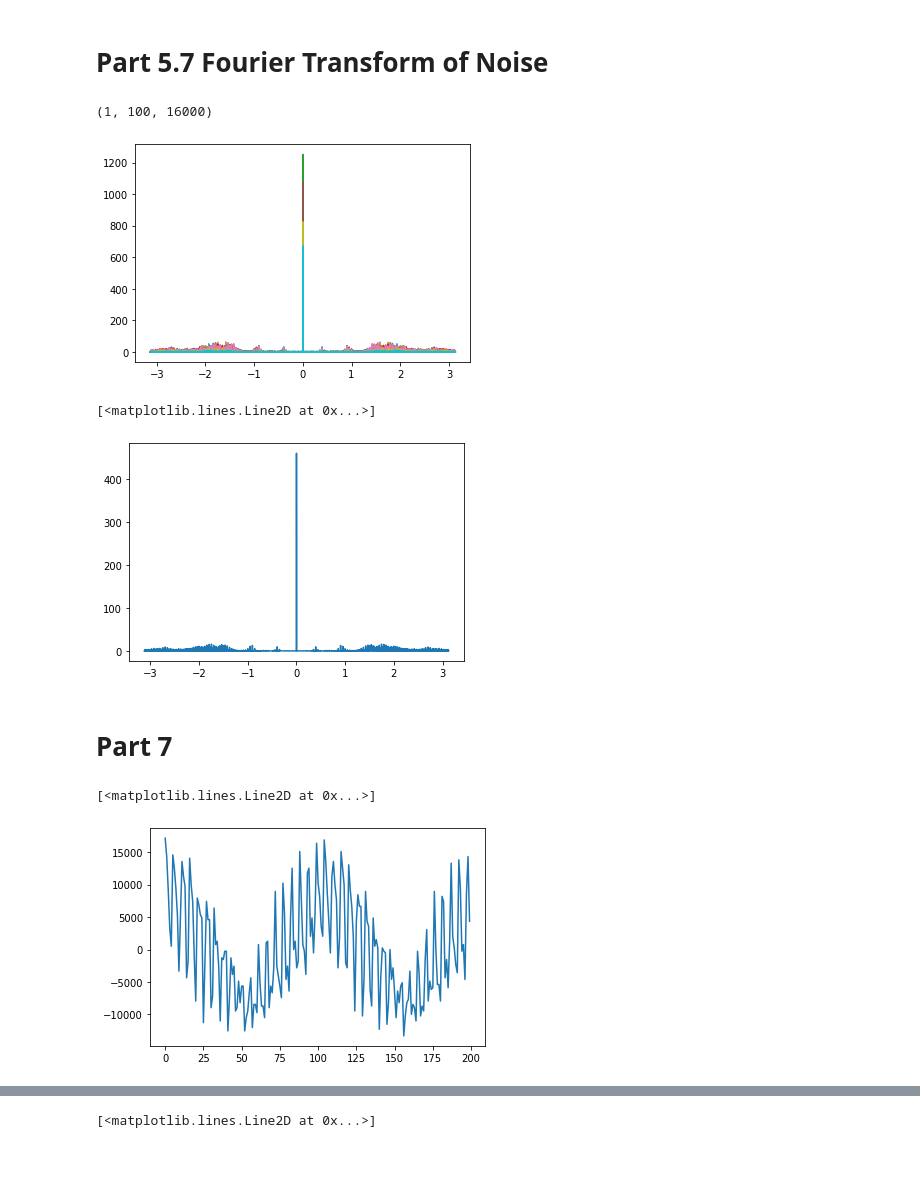
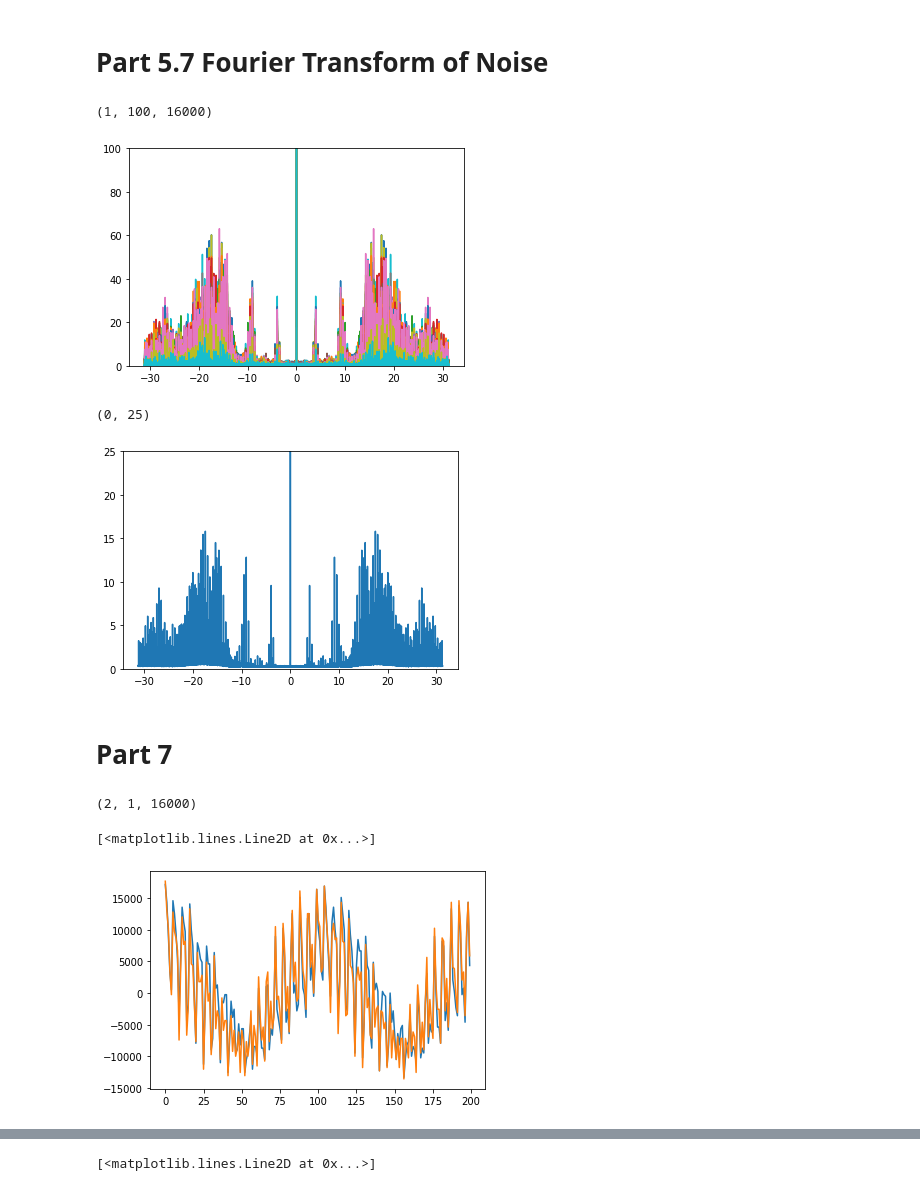
Before and after one commit to James11222/radiolab_repo, a Jupyter notebook: lab1/Emily/Lab1.ipynb, the cells around one changed output, grey strips where cells are left out. Cells and saved outputs as stored; diff of their text form; code cells hidden in the pictures; blank space fills up the shorter version.

```diff
--- a/lab1/Emily/Lab1.ipynb
+++ b/lab1/Emily/Lab1.ipynb
@@ -167,7 +295,7 @@ plt.plot(freq, power_fft)
 # Part 5.6 Nyquist Windows
 # %%
 windows = [window_1, window_2, window_3, window_4, window_5, window_6, window_2_5, window_3_5]
-labels = ['W=1', 'W=2', 'W=3', 'W=4', 'W=5', 'W=6', 'W=2.5', 'W=3.5']
+labels = ['1', '2', '3', '4', '5', '6', '2.5', '3.5']
 
 for i in range(len(windows)):
     data = windows[i]
@@ -202,10 +354,0 @@ plt.show()
-# %%
-nyquist_window = [-1, 3, 2]
-freq = np.fft.fftshift(np.fft.fftfreq(16000, d=1/6.25))
-for window in nyquist_window:
-    data = windows[window][0][0][:]
-    power_fft = calc_power_fft(data)
-    plt.plot(freq, power_fft, label=labels[window])
-plt.yscale('log')
-plt.legend()
-plt.show()
@@ -213,0 +355,29 @@ plt.show()
+# %%
+fig, ax = plt.subplots(2, 1, figsize=(8,8), sharex='col')
+
+nyquist_window = [1, -2, 2]
+freq = np.fft.fftshift(np.fft.fftfreq(16000, d=1/6.25))
+colors = ["blue", "orange", "green"]
+i = 0
+for window in nyquist_window:
+    data = windows[window][0][0][:]
+    power_fft = calc_power_fft(data)
+    ax[0].plot(freq, power_fft, label='W = ' + labels[window], color=colors[i])
+    i += 1
+ax[0].set_yscale('log')
+ax[0].legend(bbox_to_anchor=(1.02, 1.0), loc='upper left')
+ax[0].set_title('$\\nu_0 = \pm W \\nu_s/2$', fontsize=15)
+
+nyquist_window = [-1, 3, 4]
+colors = ["orange", "blue", "green"]
+freq = np.fft.fftshift(np.fft.fftfreq(16000, d=1/6.25))
+i = 0
+for window in nyquist_window:
+    data = windows[window][0][0][:]
+    power_fft = calc_power_fft(data)
+    ax[1].plot(freq, power_fft, label='W = ' + labels[window], color=colors[i])
+    i += 1
+ax[1].set_yscale('log')
+ax[1].set_xlabel("Frequency [MHz]", fontsize=15)
+ax[1].legend(bbox_to_anchor=(1.02, 1.0), loc='upper left')
+fig.text(-0.01, 0.5, 'Power [$V^2$]', va='center', rotation='vertical', fontsize=15)
@@ -216,22 +389,24 @@ plt.show()
 # %%
 hundred_blocks = np.load("data/blocks_100.npy")
 print(hundred_blocks.shape)
 avg = np.zeros(16000)
 for i in range(100):
     power_fft = calc_power_fft(hundred_blocks[0][i][:])
     plt.plot(freq, power_fft, label=str(i))
     avg += power_fft
 # plt.yscale('log')
 # plt.legend()
+plt.ylim(0,100)
 plt.show()
 # %% [output]
 (1, 100, 16000)
-[figure, old version]
+[figure, new version]
 # %%
 plt.plot(freq, avg/100)
+plt.ylim(0, 25)
 # %% [output]
-[<matplotlib.lines.Line2D at 0x...>]
+(0, 25)
-[figure, old version]
+[figure, new version]
 # %% [markdown]
 # Part 7
 # %%
@@ -241,8 +416,12 @@ dual_plus = np.load("data/mixed_dual_plus.npy")
 dual_plus_delay = np.load("data/mixed_dual_plus_delay.npy")
 mixed_minus = np.load("data/mixed_minus.npy")
 mixed_plus = np.load("data/mixed_plus.npy")
+print(dual_minus.shape)
+# %% [output]
+(2, 1, 16000)
 # %%
 plt.plot(dual_minus[0][0][:200])
+plt.plot(dual_minus[1][0][:200])
 # %% [output]
 [<matplotlib.lines.Line2D at 0x...>]
-[figure, old version]
+[figure, new version]
```
Also changed, not shown: parts of 14 cells of this notebook, 27 other files.
